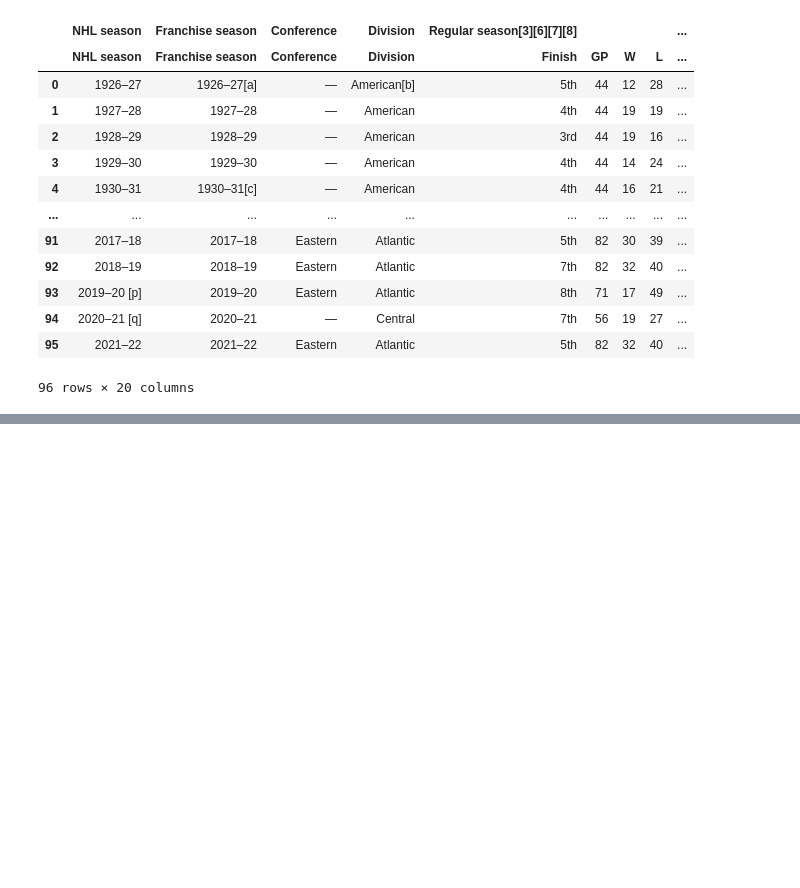
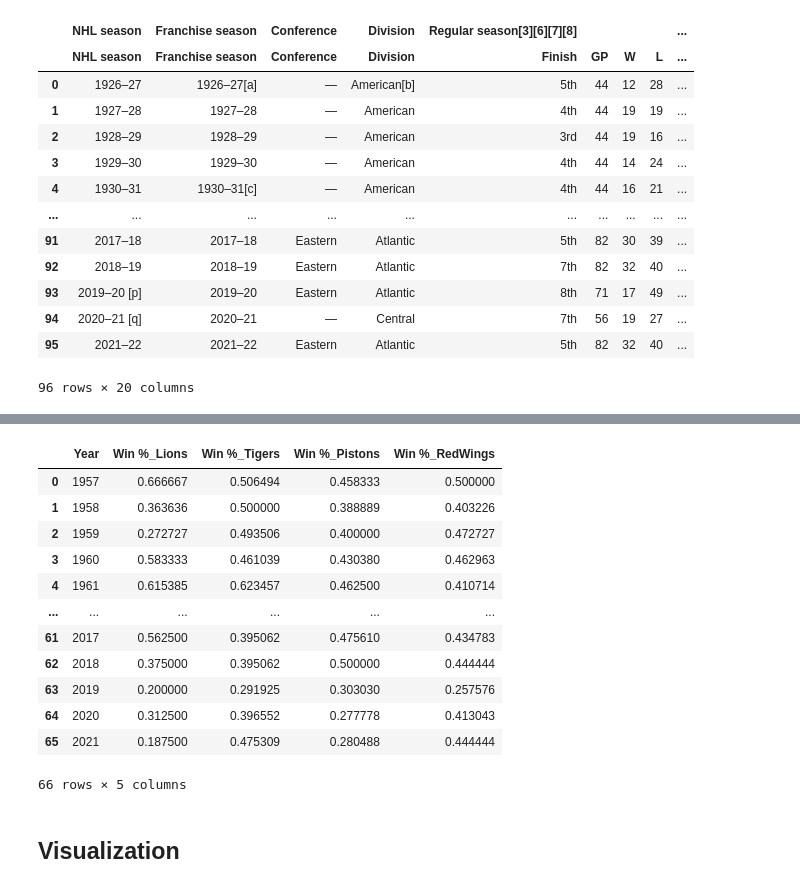
Before and after one commit to NikhilKumarBharti/Summary-of-win-percentages-for-the-Big4-sports-teams-in-Michigan-upto-2022-, a Jupyter notebook: Assignment4(AppPlotting).ipynb, the cells around one changed output, grey strips where cells are left out. Cells and saved outputs as stored; diff of their text form; code cells hidden in the pictures; blank space fills up the shorter version.

```diff
--- a/Assignment4(AppPlotting).ipynb
+++ b/Assignment4(AppPlotting).ipynb
@@ -187,3 +187,25 @@ redw
 | 94 | 2020 | 19 | 27 | 0.413043 |
 | 95 | 2021 | 32 | 40 | 0.444444 |
 96 rows × 4 columns
+# %%
+#Merge data for visualization
+Big4_Michigan=pd.merge(lions.drop(['Wins','Losses'],axis=1),tigers.drop(['Wins','Losses'],axis=1),on='Year')
+Big4_Michigan=pd.merge(Big4_Michigan,pistons.drop(['Wins','Losses'],axis=1),on='Year')
+Big4_Michigan=pd.merge(Big4_Michigan,redw.drop(['Wins','Losses'],axis=1),on='Year')
+Big4_Michigan
+# %% [output]
+|  | Year | Win %_Lions | Win %_Tigers | Win %_Pistons | Win %_RedWings |
+| 0 | 1957 | 0.666667 | 0.506494 | 0.458333 | 0.500000 |
+| 1 | 1958 | 0.363636 | 0.500000 | 0.388889 | 0.403226 |
+| 2 | 1959 | 0.272727 | 0.493506 | 0.400000 | 0.472727 |
+| 3 | 1960 | 0.583333 | 0.461039 | 0.430380 | 0.462963 |
+| 4 | 1961 | 0.615385 | 0.623457 | 0.462500 | 0.410714 |
+| ... | ... | ... | ... | ... | ... |
+| 61 | 2017 | 0.562500 | 0.395062 | 0.475610 | 0.434783 |
+| 62 | 2018 | 0.375000 | 0.395062 | 0.500000 | 0.444444 |
+| 63 | 2019 | 0.200000 | 0.291925 | 0.303030 | 0.257576 |
+| 64 | 2020 | 0.312500 | 0.396552 | 0.277778 | 0.413043 |
+| 65 | 2021 | 0.187500 | 0.475309 | 0.280488 | 0.444444 |
+66 rows × 5 columns
+# %% [markdown]
+## Visualization
```
Also changed, not shown: parts of 2 cells of this notebook.
